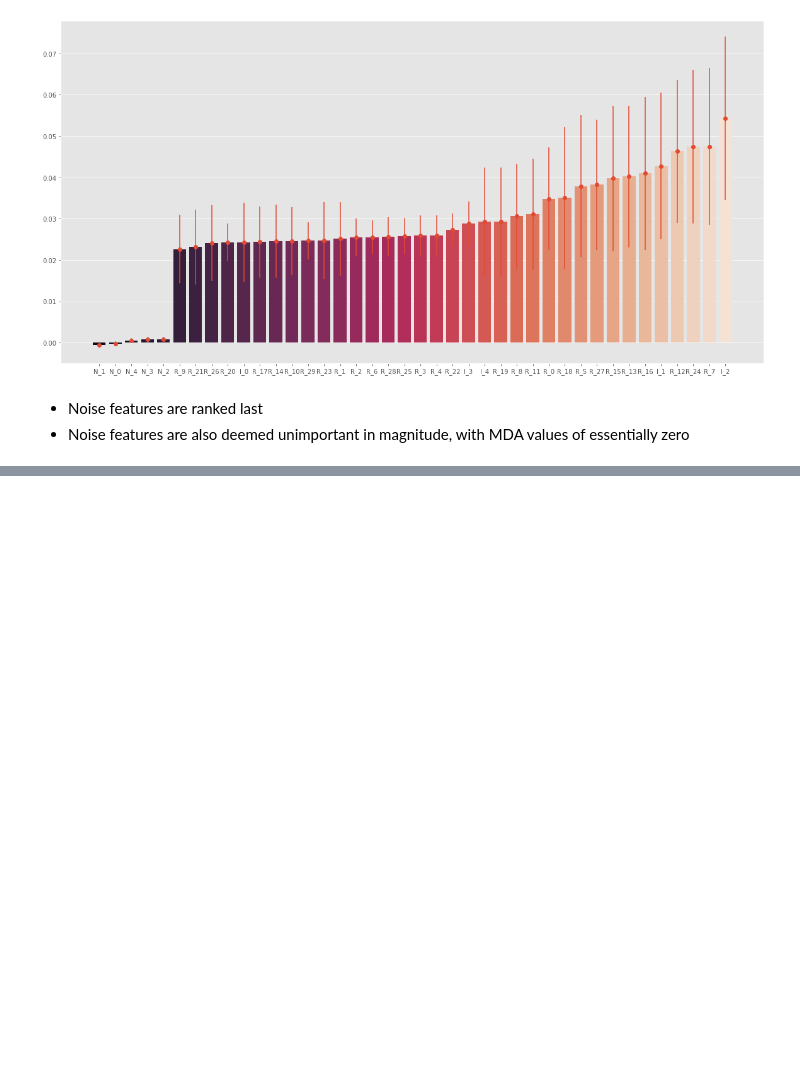
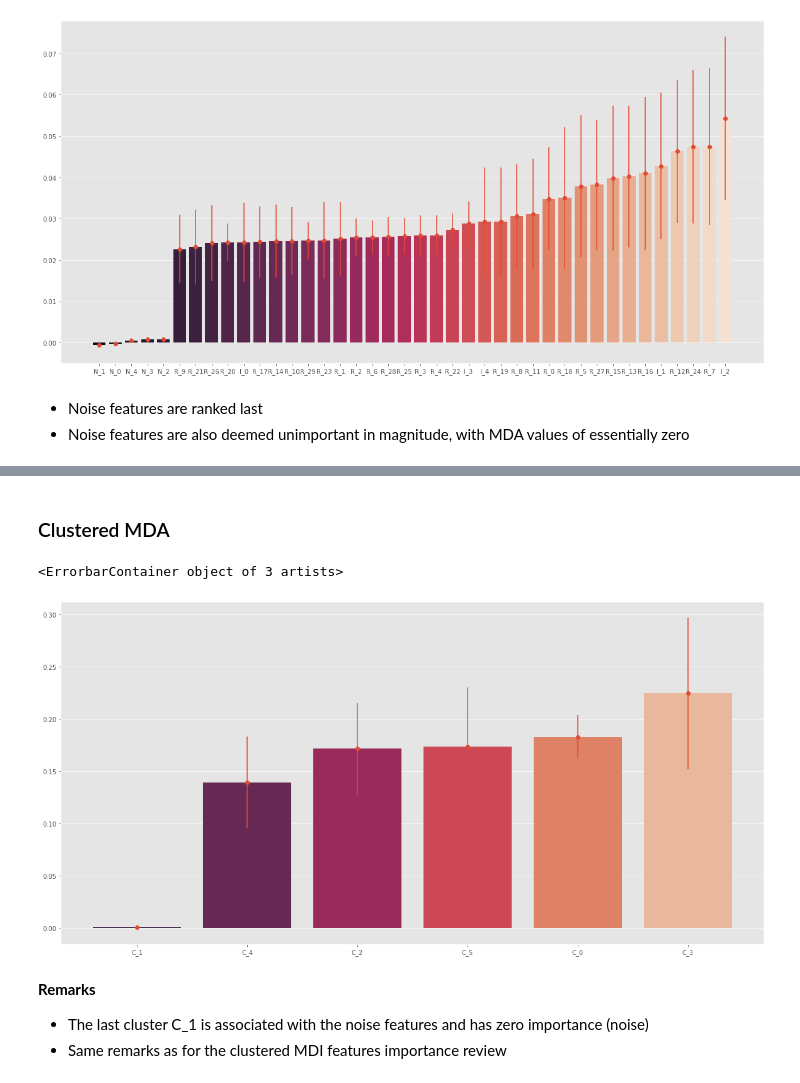
Before and after one commit to samatix/ml-asset-managers, a Jupyter notebook: notebooks/feature_importance.ipynb, the cells around one changed output, grey strips where cells are left out. Cells and saved outputs as stored; diff of their text form; code cells hidden in the pictures; blank space fills up the shorter version.

```diff
--- a/notebooks/feature_importance.ipynb
+++ b/notebooks/feature_importance.ipynb
@@ -212,0 +357,23 @@ ax.errorbar(imp.index, imp['mean'], yerr=imp['std'], ls='none', fmt='-o')
+# %% [markdown]
+### Clustered MDA
+# %%
+clf = DecisionTreeClassifier(
+    criterion='entropy', max_features=1,
+    class_weight='balanced', min_weight_fraction_leaf=0
+)
+clf = BaggingClassifier(
+    base_estimator=clf, n_estimators=1000, max_features=1.,
+    max_samples=1., oob_score=False
+)
+
+imp = feat_imp_mda_clustered(clf=clf, X=X, y=y, clusters=clusters, n_splits=10).sort_values(by=['mean'])
+# %%
+ax = sns.barplot(x=imp.index, y=imp['mean'].values, palette="rocket")
+ax.errorbar(imp.index, imp['mean'], yerr=imp['std'], ls='none', fmt='-o')
+# %% [output]
+<ErrorbarContainer object of 3 artists>
+[figure, added]
+# %% [markdown]
+**Remarks**
+- The last cluster C_1 is associated with the noise features and has zero importance (noise)
+- Same remarks as for the clustered MDI features importance review
```
Also changed, not shown: parts of 28 cells of this notebook.
